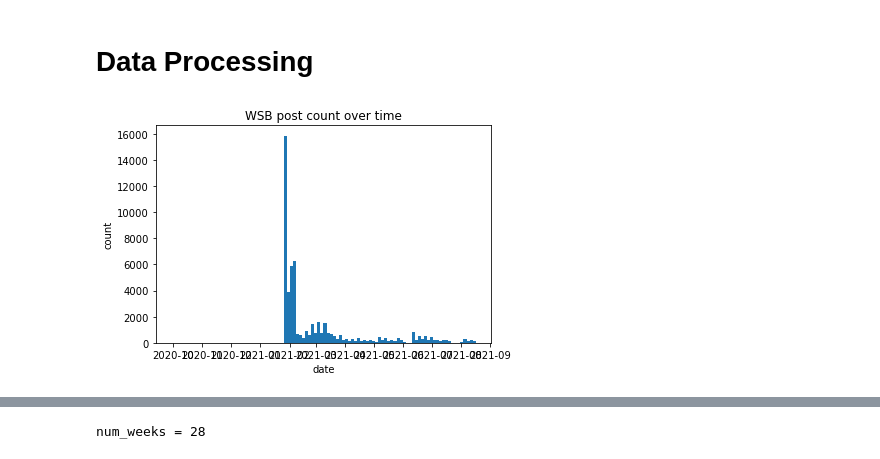
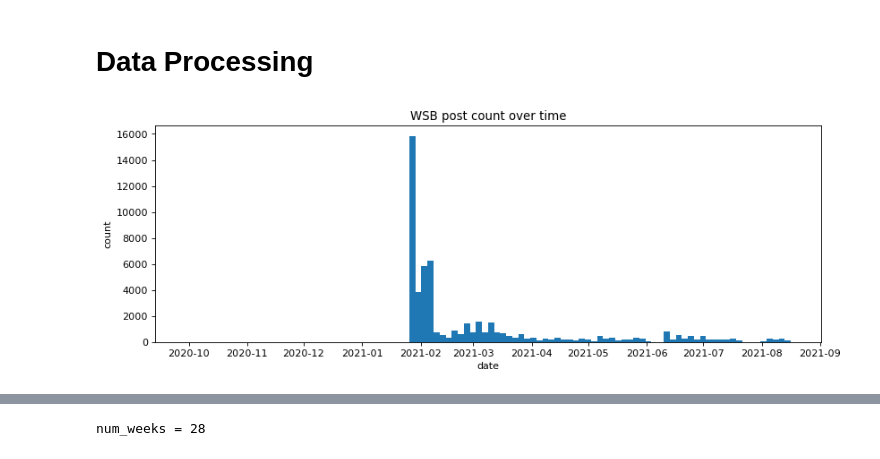
Before and after one commit to batuhanertas/crowdsourcing_project_2, a Jupyter notebook: Data_Processing.ipynb, the cells around one changed output, grey strips where cells are left out. Cells and saved outputs as stored; diff of their text form; code cells hidden in the pictures.

Commit message:
change figure size

```diff
--- a/Data_Processing.ipynb
+++ b/Data_Processing.ipynb
@@ -44,10 +45,11 @@ wsb['timestamp'] = pd.to_datetime(wsb['timestamp'])
 wsb = wsb.sort_values(by=['timestamp'])
 wsb = wsb.set_index('timestamp')
 # %%
+figure(figsize=(12, 4), dpi=80)
 plt.hist(wsb.index, bins=100)
 plt.xlabel("date")
 plt.ylabel("count")
 plt.title("WSB post count over time")
 plt.show()
 # %% [output]
-[figure, old version]
+[figure, new version]
```
Also changed, not shown: parts of 6 cells of this notebook.
